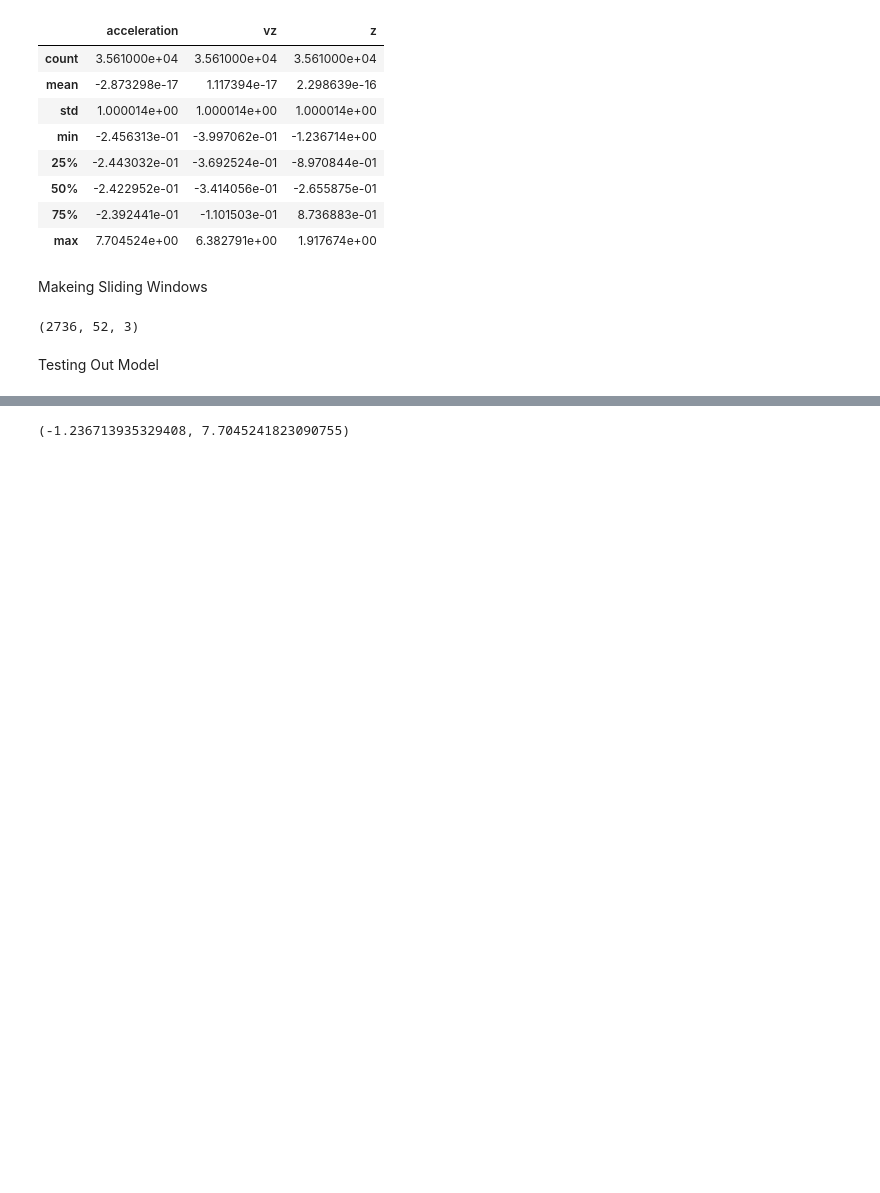
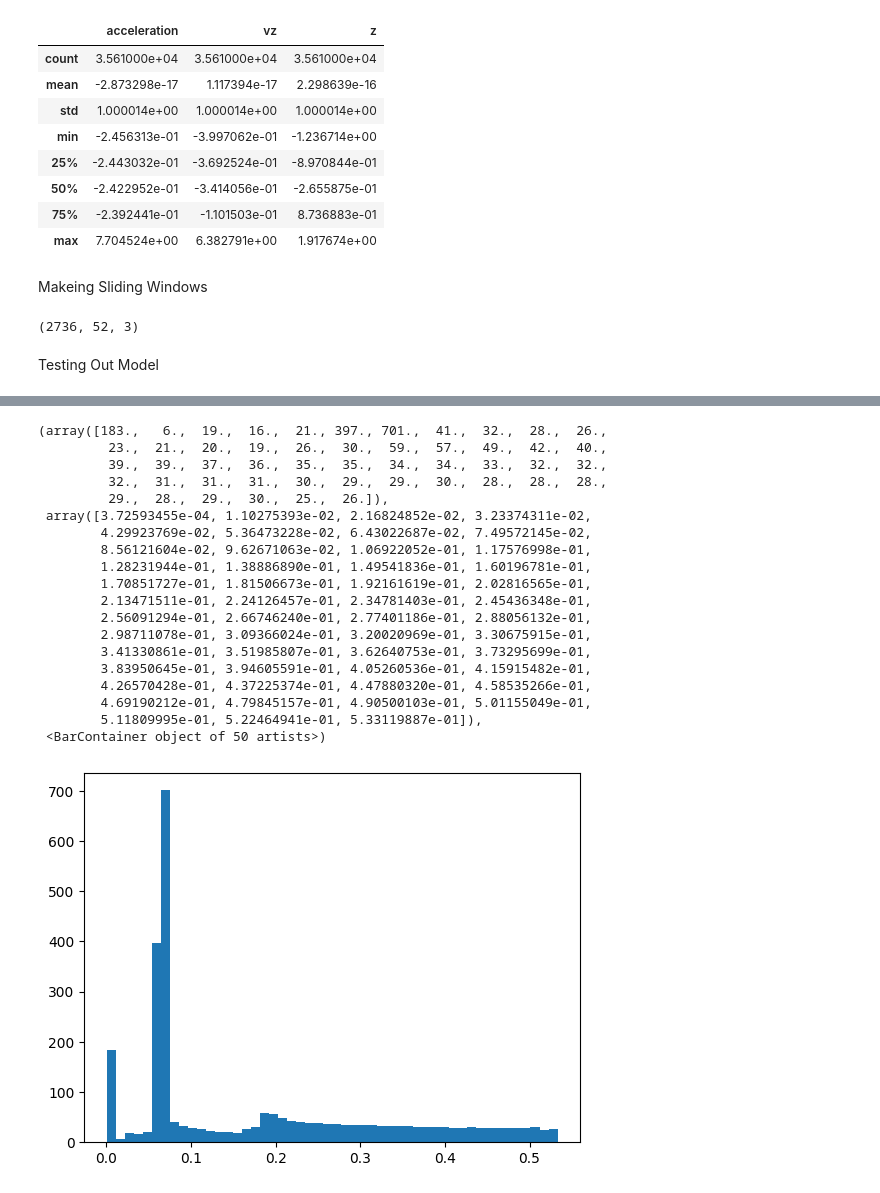
Before and after one commit to CSI-Rockets-Payload/payload-2025-26, a Jupyter notebook: model/preprocess.ipynb, the cells around one changed output, grey strips where cells are left out. Saved outputs shown, nothing was run; the diff lists cells and outputs as text; code cells hidden in the pictures; blank space fills up the shorter version.

```diff
--- a/model/preprocess.ipynb
+++ b/model/preprocess.ipynb
@@ -163,4 +180,23 @@ plt.plot(X_hat[i, :, 0])
 # %%
-X_norm.min(), X_norm.max()
+plt.hist(recon_error, bins=50)
 # %% [output]
-(-1.236713935329408, 7.7045241823090755)
+(array([183.,   6.,  19.,  16.,  21., 397., 701.,  41.,  32.,  28.,  26.,
+         23.,  21.,  20.,  19.,  26.,  30.,  59.,  57.,  49.,  42.,  40.,
+         39.,  39.,  37.,  36.,  35.,  35.,  34.,  34.,  33.,  32.,  32.,
+         32.,  31.,  31.,  31.,  30.,  29.,  29.,  30.,  28.,  28.,  28.,
+         29.,  28.,  29.,  30.,  25.,  26.]),
+ array([3.72593455e-04, 1.10275393e-02, 2.16824852e-02, 3.23374311e-02,
+        4.29923769e-02, 5.36473228e-02, 6.43022687e-02, 7.49572145e-02,
+        8.56121604e-02, 9.62671063e-02, 1.06922052e-01, 1.17576998e-01,
+        1.28231944e-01, 1.38886890e-01, 1.49541836e-01, 1.60196781e-01,
+        1.70851727e-01, 1.81506673e-01, 1.92161619e-01, 2.02816565e-01,
+        2.13471511e-01, 2.24126457e-01, 2.34781403e-01, 2.45436348e-01,
+        2.56091294e-01, 2.66746240e-01, 2.77401186e-01, 2.88056132e-01,
+        2.98711078e-01, 3.09366024e-01, 3.20020969e-01, 3.30675915e-01,
+        3.41330861e-01, 3.51985807e-01, 3.62640753e-01, 3.73295699e-01,
+        3.83950645e-01, 3.94605591e-01, 4.05260536e-01, 4.15915482e-01,
+        4.26570428e-01, 4.37225374e-01, 4.47880320e-01, 4.58535266e-01,
+        4.69190212e-01, 4.79845157e-01, 4.90500103e-01, 5.01155049e-01,
+        5.11809995e-01, 5.22464941e-01, 5.33119887e-01]),
+ <BarContainer object of 50 artists>)
+[figure, added]
```
Also changed, not shown: parts of 8 cells of this notebook.
